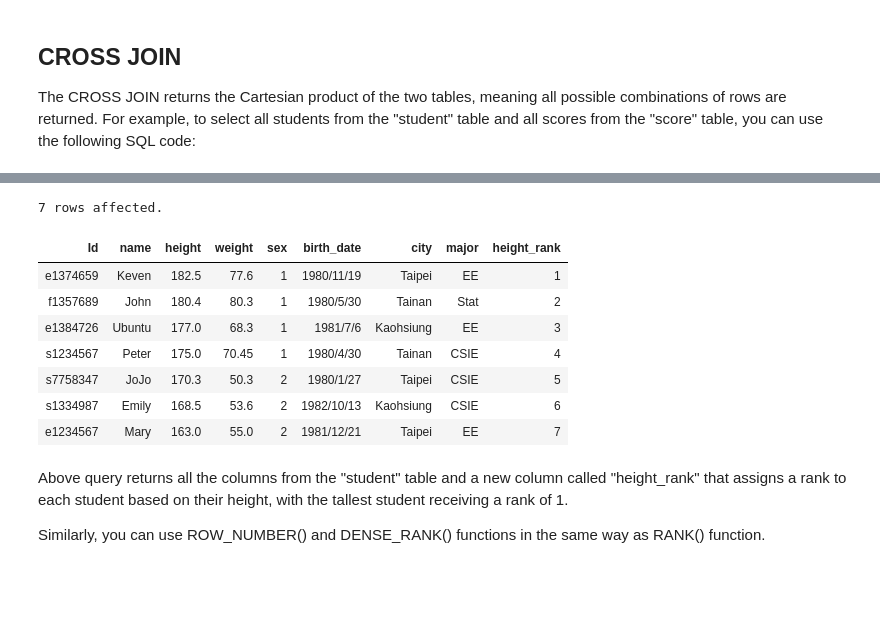
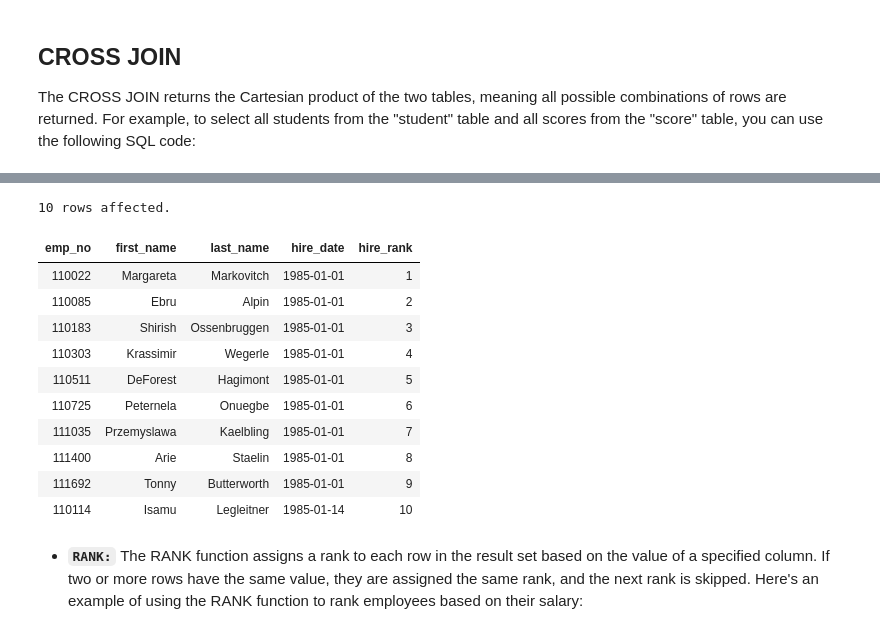
Before and after one commit to anandmukul1701/Analytics_Problems, a Jupyter notebook: SQL Bootcamp 190323/SQL.ipynb, the cells around one changed output, grey strips where cells are left out. Cells and saved outputs as stored; diff of their text form; code cells hidden in the pictures; blank space fills up the shorter version.

```diff
--- a/SQL Bootcamp 190323/SQL.ipynb
+++ b/SQL Bootcamp 190323/SQL.ipynb
@@ -611,18 +590,21 @@ Window functions are used to perform calculations across rows in a query result
 # %%
 %%sql
-SELECT *, RANK() OVER (ORDER BY height DESC) AS height_rank
-FROM student;
+SELECT emp_no, first_name, last_name, hire_date,
+       ROW_NUMBER() OVER(ORDER BY hire_date) AS hire_rank
+FROM employees
+LIMIT 10;
 # %% [output]
-7 rows affected.
+10 rows affected.
-| Id | name | height | weight | sex | birth_date | city | major | height_rank |
-| e1374659 | Keven | 182.5 | 77.6 | 1 | 1980/11/19 | Taipei | EE | 1 |
-| f1357689 | John | 180.4 | 80.3 | 1 | 1980/5/30 | Tainan | Stat | 2 |
-| e1384726 | Ubuntu | 177.0 | 68.3 | 1 | 1981/7/6 | Kaohsiung | EE | 3 |
-| s1234567 | Peter | 175.0 | 70.45 | 1 | 1980/4/30 | Tainan | CSIE | 4 |
-| s7758347 | JoJo | 170.3 | 50.3 | 2 | 1980/1/27 | Taipei | CSIE | 5 |
-| s1334987 | Emily | 168.5 | 53.6 | 2 | 1982/10/13 | Kaohsiung | CSIE | 6 |
-| e1234567 | Mary | 163.0 | 55.0 | 2 | 1981/12/21 | Taipei | EE | 7 |
+| emp_no | first_name | last_name | hire_date | hire_rank |
+| 110022 | Margareta | Markovitch | 1985-01-01 | 1 |
+| 110085 | Ebru | Alpin | 1985-01-01 | 2 |
+| 110183 | Shirish | Ossenbruggen | 1985-01-01 | 3 |
+| 110303 | Krassimir | Wegerle | 1985-01-01 | 4 |
+| 110511 | DeForest | Hagimont | 1985-01-01 | 5 |
+| 110725 | Peternela | Onuegbe | 1985-01-01 | 6 |
+| 111035 | Przemyslawa | Kaelbling | 1985-01-01 | 7 |
+| 111400 | Arie | Staelin | 1985-01-01 | 8 |
+| 111692 | Tonny | Butterworth | 1985-01-01 | 9 |
+| 110114 | Isamu | Legleitner | 1985-01-14 | 10 |
-# %% [markdown]
-Above query returns all the columns from the "student" table and a new column called "height_rank" that assigns a rank to each student based on their height, with the tallest student receiving a rank of 1.
-
-Similarly, you can use ROW_NUMBER() and DENSE_RANK() functions in the same way as RANK() function.
+# %% [markdown]
+- **`RANK:`** The RANK function assigns a rank to each row in the result set based on the value of a specified column. If two or more rows have the same value, they are assigned the same rank, and the next rank is skipped. Here's an example of using the RANK function to rank employees based on their salary:
```
Also changed, not shown: parts of 70 cells of this notebook, 2 other files.
